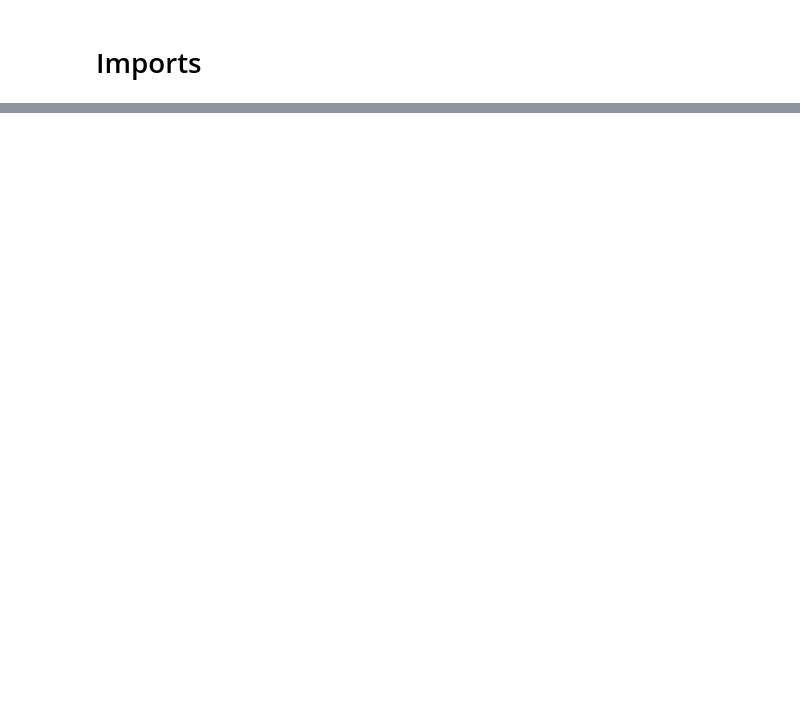
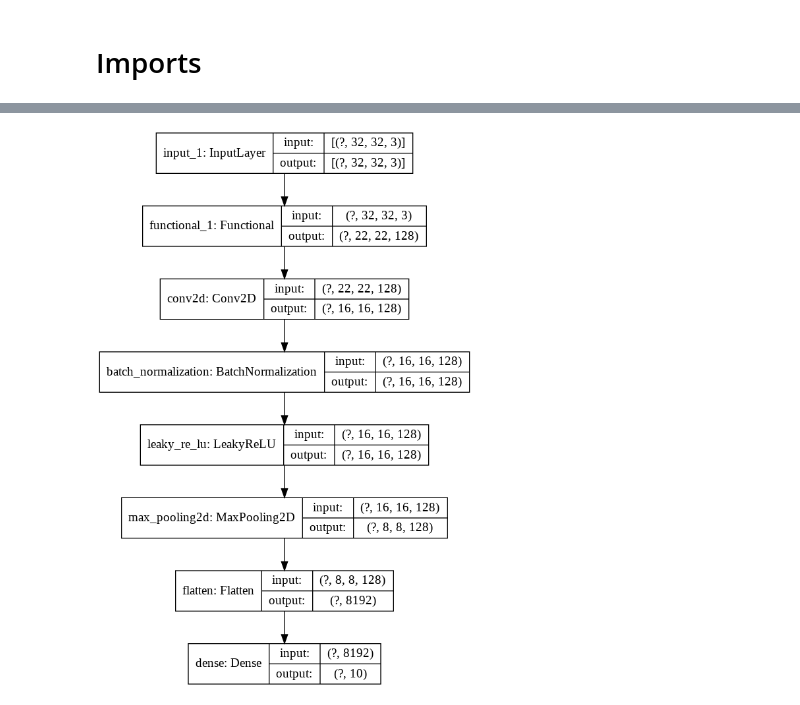
Before and after one commit to ariG23498/GA-hyper-params, a Jupyter notebook: Notebooks/organism.ipynb, the cells around one changed output, grey strips where cells are left out. Cells and saved outputs as stored; diff of their text form; code cells hidden in the pictures; blank space fills up the shorter version.

```diff
--- a/Notebooks/organism.ipynb
+++ b/Notebooks/organism.ipynb
@@ -226,0 +258,6 @@ org1_2: 0.59
+# %%
+org2 = Organism(chromosome=random_hyper(phase=1), phase=1, last_model=org1.model)
+org2.build_model()
+tf.keras.utils.plot_model(org2.model, show_shapes=True)
+# %% [output]
+[figure, added]
```
Also changed, not shown: parts of 15 cells of this notebook, 6 other files.
